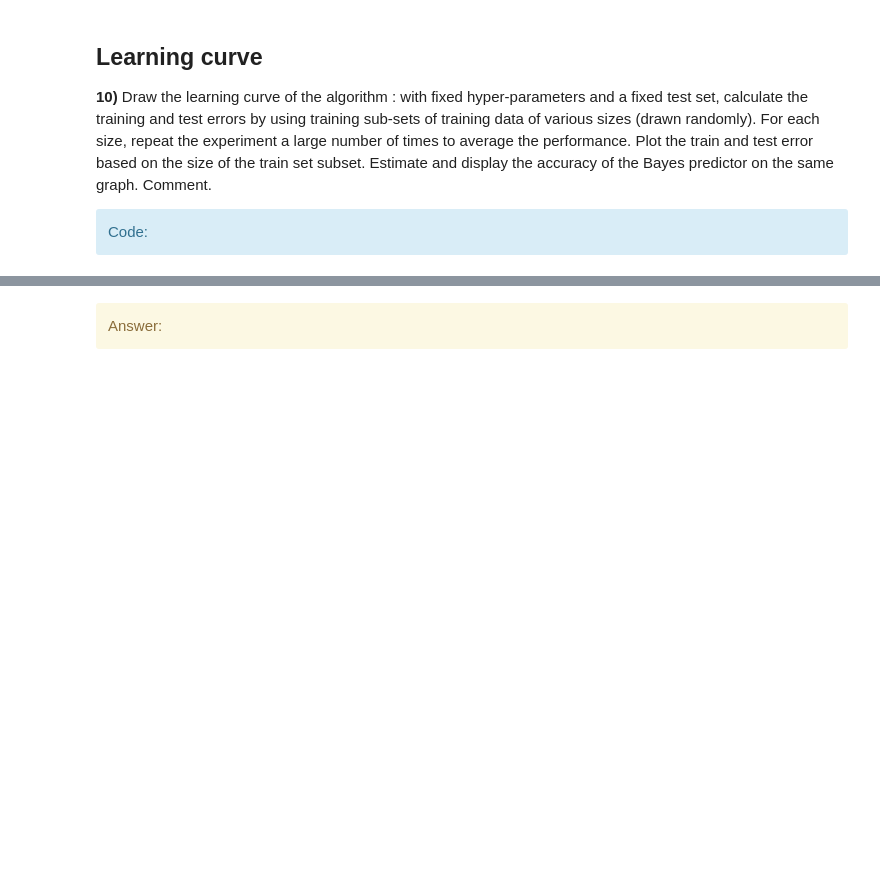
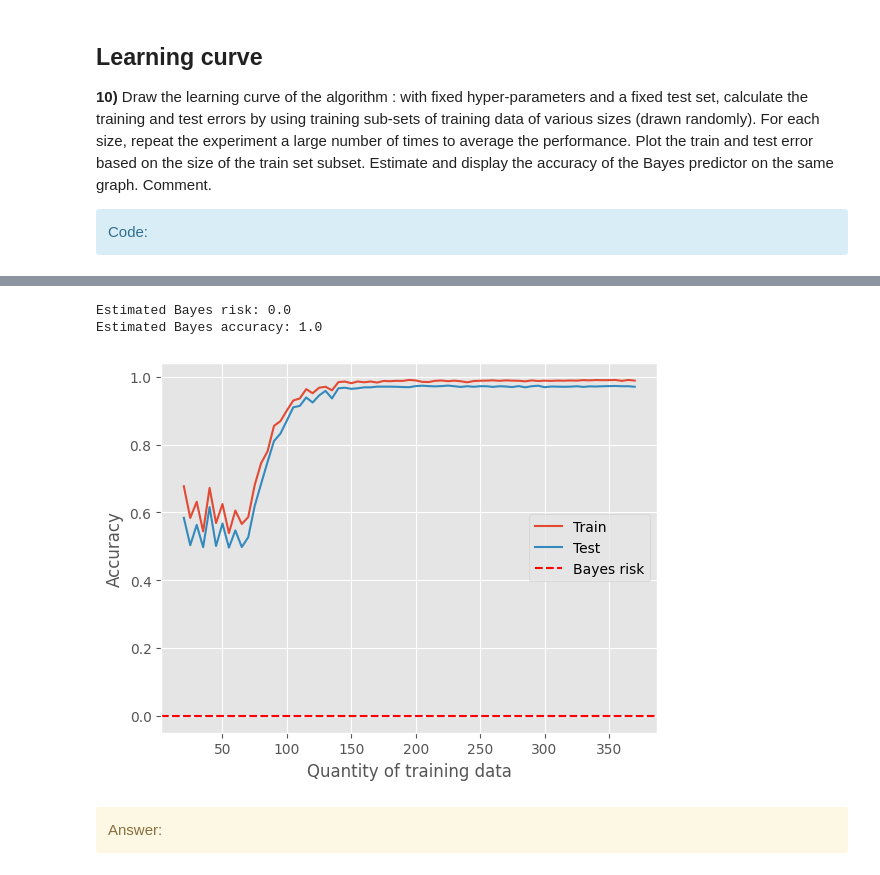
Before and after one commit to TarcisioBueno/support-vector-machine-SDTSIA210, a Jupyter notebook: TP_SVM_students.ipynb, the cells around one changed output, grey strips where cells are left out. Saved outputs shown, nothing was run; the diff lists cells and outputs as text; code cells hidden in the pictures; blank space fills up the shorter version.

```diff
--- a/TP_SVM_students.ipynb
+++ b/TP_SVM_students.ipynb
@@ -564,6 +584,59 @@ ValueError: Array 'mean' must be a vector of length 4.
+# %%
+# Do a Monte-Carlo estimation of the Bayes Risk (given the gaussian distributions you used to generate data)
+# This is the same computation than in question 4).
+
+n_mc = 10000 # Repeat this n_mc times - enough to approximate
+expectation = 0
+
+centers=[[0, 0], [[3, 3], [-3, -3]]]
+std = 1
+
+covs = [[[std, 0], [0, std]], [[std, 0], [0, std]]]
+
+for i in range(n_mc):
+    rand = np.random.choice([0, 1]) # Random binary choice: will the point be generated from the first or second class ?
+
+    if rand == 0:
+        # First case: y = 0
+        x = np.random.multivariate_normal(mean=centers[0], cov=covs[0])
+        p1 = multivariate_normal.pdf(x, mean=centers[0], cov=covs[0])
+        p2 = 0
+    else:
+        # Second case: y = 1
+        x1 = np.random.multivariate_normal(mean=centers[1][0], cov=covs[1])
+        x2 = np.random.multivariate_normal(mean=centers[1][1], cov=covs[1])
+        p1 = 0
+        p2 = 0.5 * (multivariate_normal.pdf(x1, mean=centers[1][0], cov=covs[1]) +
+                    multivariate_normal.pdf(x2, mean=centers[1][1], cov=covs[1]))
+
+    # Compute the risk from these and add it to the total
+    risk = min(p1, p2)
+    expectation += risk
+
+expectation /= n_mc
+
+print(f'Estimated Bayes risk: {np.around(expectation, 3)}')
+print(f'Estimated Bayes accuracy: {1 - np.around(expectation, 3)}')
+# %% [output]
+Estimated Bayes risk: 0.0
+Estimated Bayes accuracy: 1.0
 # %%
-# Add this estimation to the plot of train/test error
-# This is constant: you should add a horizontal line to your graph
+#  Add this estimation to the plot of train/test error
+#  This is constant: you should add a horizontal line to your graph
+
+# Plot the results
+plt.plot(sizes, scores_train, label='Train')
+plt.plot(sizes, scores_test, label='Test')
+
+# Add the Bayes risk
+plt.axhline(y=expectation, color='r', linestyle='--', label='Bayes risk')
+
+plt.xlabel('Quantity of training data')
+plt.ylabel('Accuracy')
+plt.legend()
+plt.show()
+# %% [output]
+[figure, added]
 # %% [markdown]
 <div class='alert alert-block alert-warning'>
             Answer:</div>
```
Also changed, not shown: parts of 15 cells of this notebook.
